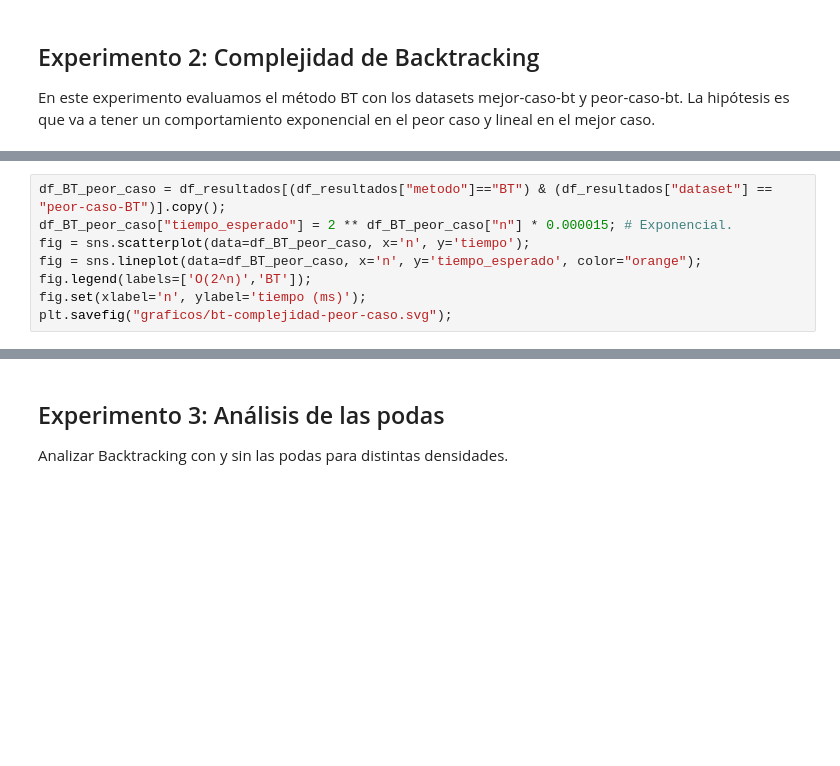
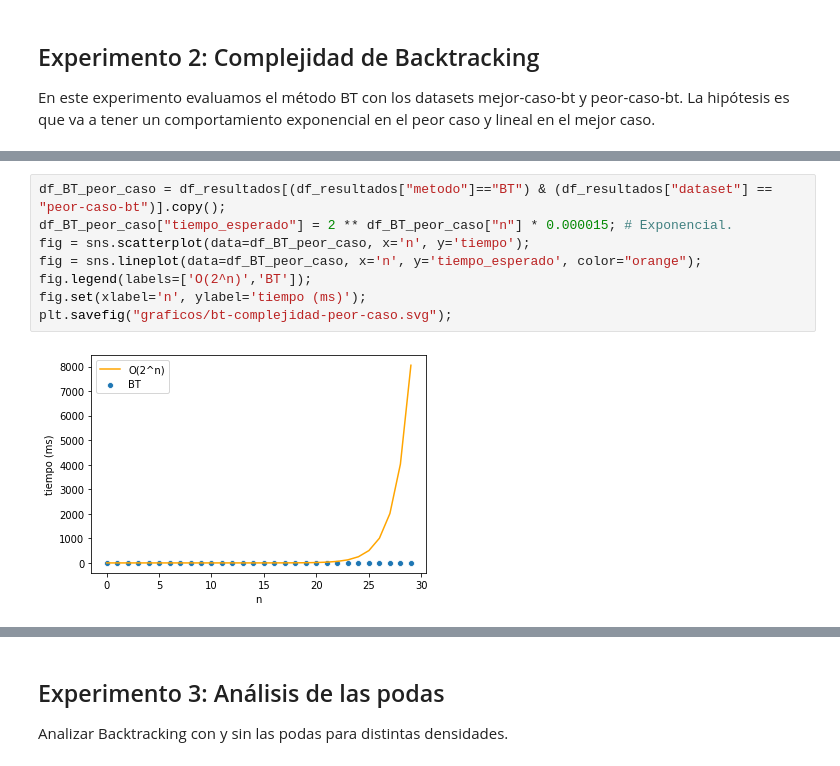
Before and after one commit to ShipOrSheep/tp1Algo3, a Jupyter notebook: experimentacion/analisis.ipynb, the cells around one changed output, grey strips where cells are left out. Saved outputs shown, nothing was run; the diff lists cells and outputs as text; blank space fills up the shorter version.

```diff
--- a/experimentacion/analisis.ipynb
+++ b/experimentacion/analisis.ipynb
@@ -81,10 +98,12 @@ print("Índice de correlación de Pearson:", correlacion_pearson(df_BT_mejor_cas
 # %%
-df_BT_peor_caso = df_resultados[(df_resultados["metodo"]=="BT") & (df_resultados["dataset"] == "peor-caso-BT")].copy();
+df_BT_peor_caso = df_resultados[(df_resultados["metodo"]=="BT") & (df_resultados["dataset"] == "peor-caso-bt")].copy();
 df_BT_peor_caso["tiempo_esperado"] = 2 ** df_BT_peor_caso["n"] * 0.000015; # Exponencial.
 fig = sns.scatterplot(data=df_BT_peor_caso, x='n', y='tiempo');
 fig = sns.lineplot(data=df_BT_peor_caso, x='n', y='tiempo_esperado', color="orange");
 fig.legend(labels=['O(2^n)','BT']);
 fig.set(xlabel='n', ylabel='tiempo (ms)');
 plt.savefig("graficos/bt-complejidad-peor-caso.svg");
+# %% [output]
+[figure, added]
 # %%
 # Graficamos los tiempos de ejecución de la serie de instancias X1, ..., Xn vs la complejidad esperada.
```
Also changed, not shown: parts of 15 cells of this notebook, 2 other files.
